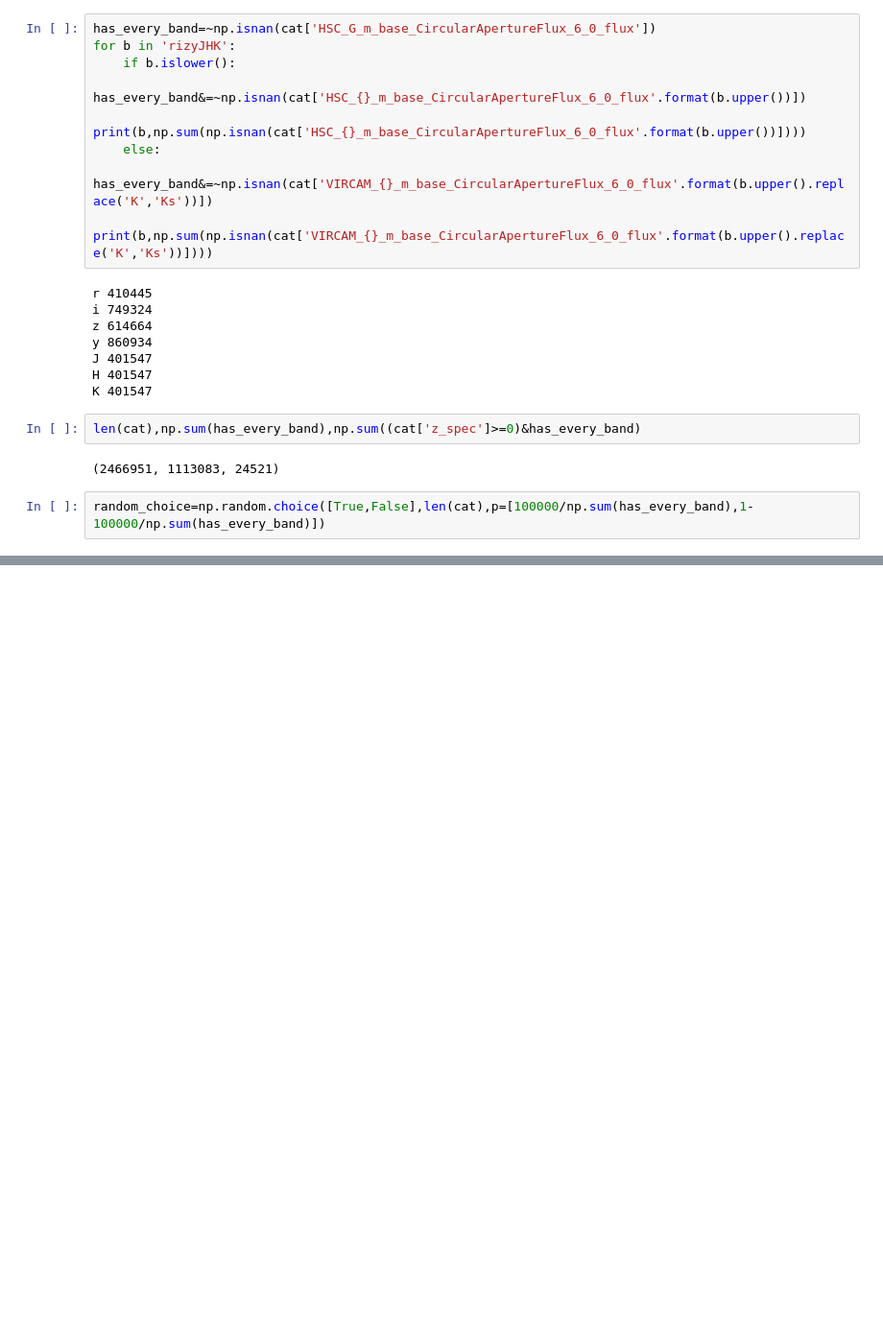
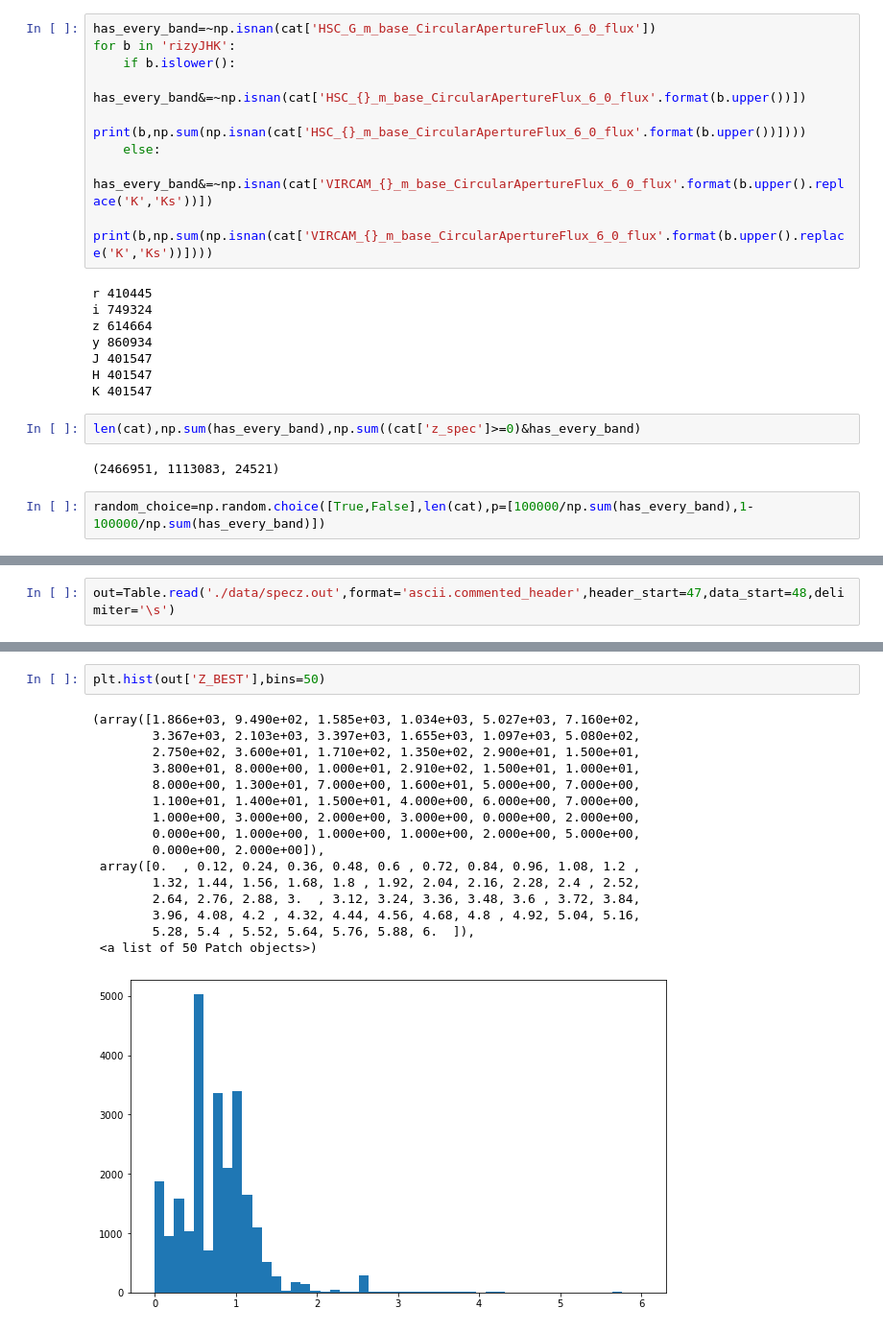
Before and after one commit to lsst-uk/lsst-ir-fusion, a Jupyter notebook: dmu6/dmu6_VIDEO/1_Make_sxds_photoz_input.ipynb, the cells around one changed output, grey strips where cells are left out. Shown at 96% size. Saved outputs shown, nothing was run; the diff lists cells and outputs as text; blank space fills up the shorter version.

```diff
--- a/dmu6/dmu6_VIDEO/1_Make_sxds_photoz_input.ipynb
+++ b/dmu6/dmu6_VIDEO/1_Make_sxds_photoz_input.ipynb
@@ -642,0 +716,2 @@ cat[(cat['z_spec']>=0)&has_every_band].write(n,overwrite=True)
+# %%
+out=Table.read('./data/specz.out',format='ascii.commented_header',header_start=47,data_start=48,delimiter='\s')
@@ -642,0 +729,19 @@ cat[(cat['z_spec']>=0)&has_every_band].write(n,overwrite=True)
+# %%
+plt.hist(out['Z_BEST'],bins=50)
+# %% [output]
+(array([1.866e+03, 9.490e+02, 1.585e+03, 1.034e+03, 5.027e+03, 7.160e+02,
+        3.367e+03, 2.103e+03, 3.397e+03, 1.655e+03, 1.097e+03, 5.080e+02,
+        2.750e+02, 3.600e+01, 1.710e+02, 1.350e+02, 2.900e+01, 1.500e+01,
+        3.800e+01, 8.000e+00, 1.000e+01, 2.910e+02, 1.500e+01, 1.000e+01,
+        8.000e+00, 1.300e+01, 7.000e+00, 1.600e+01, 5.000e+00, 7.000e+00,
+        1.100e+01, 1.400e+01, 1.500e+01, 4.000e+00, 6.000e+00, 7.000e+00,
+        1.000e+00, 3.000e+00, 2.000e+00, 3.000e+00, 0.000e+00, 2.000e+00,
+        0.000e+00, 1.000e+00, 1.000e+00, 1.000e+00, 2.000e+00, 5.000e+00,
+        0.000e+00, 2.000e+00]),
+ array([0.  , 0.12, 0.24, 0.36, 0.48, 0.6 , 0.72, 0.84, 0.96, 1.08, 1.2 ,
+        1.32, 1.44, 1.56, 1.68, 1.8 , 1.92, 2.04, 2.16, 2.28, 2.4 , 2.52,
+        2.64, 2.76, 2.88, 3.  , 3.12, 3.24, 3.36, 3.48, 3.6 , 3.72, 3.84,
+        3.96, 4.08, 4.2 , 4.32, 4.44, 4.56, 4.68, 4.8 , 4.92, 5.04, 5.16,
+        5.28, 5.4 , 5.52, 5.64, 5.76, 5.88, 6.  ]),
+ <a list of 50 Patch objects>)
+[figure, added]
```
Also changed, not shown: parts of 19 cells of this notebook, 5 other files.
